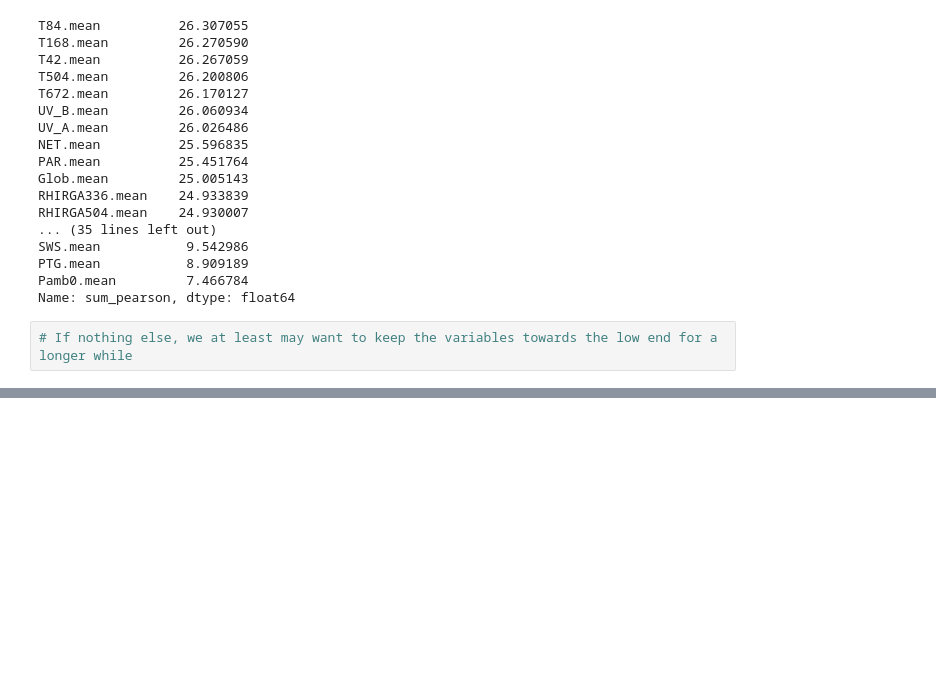
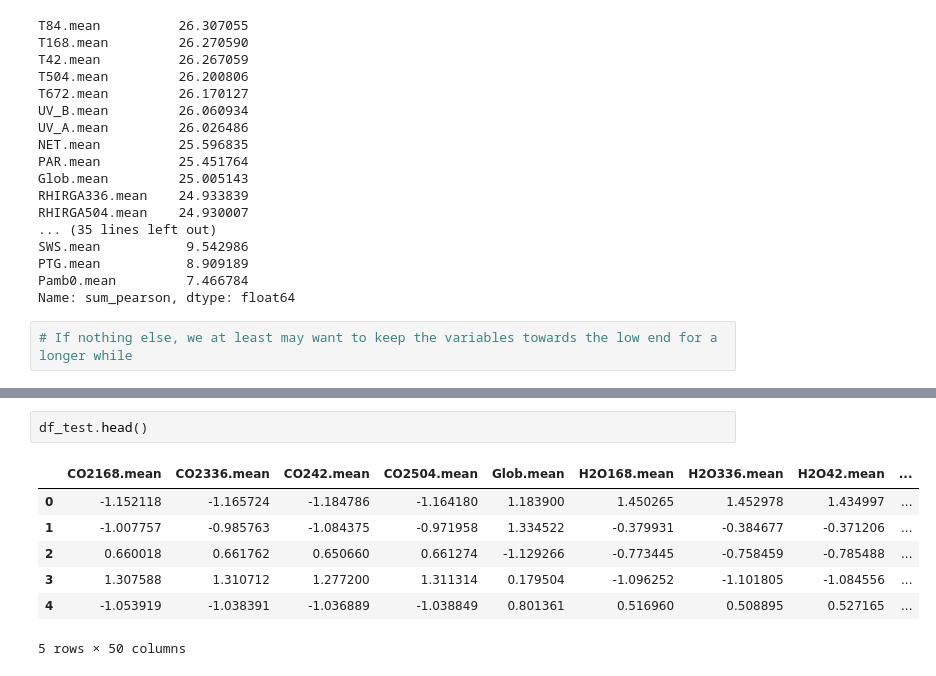
Before and after one commit to em-t/ATM4171-term-project, a Jupyter notebook: notebooks/dev.ipynb, the cells around one changed output, grey strips where cells are left out. Drawn from its saved outputs; the diff is of its cells as text; blank space fills up the shorter version.

```diff
--- a/notebooks/dev.ipynb
+++ b/notebooks/dev.ipynb
@@ -139,0 +167,10 @@ df_train_scaled.head()
+# %%
+df_test.head()
+# %% [output]
+|  | CO2168.mean | CO2336.mean | CO242.mean | CO2504.mean | Glob.mean | H2O168.mean | H2O336.mean | H2O42.mean | ... |
+| 0 | -1.152118 | -1.165724 | -1.184786 | -1.164180 | 1.183900 | 1.450265 | 1.452978 | 1.434997 | ... |
+| 1 | -1.007757 | -0.985763 | -1.084375 | -0.971958 | 1.334522 | -0.379931 | -0.384677 | -0.371206 | ... |
+| 2 | 0.660018 | 0.661762 | 0.650660 | 0.661274 | -1.129266 | -0.773445 | -0.758459 | -0.785488 | ... |
+| 3 | 1.307588 | 1.310712 | 1.277200 | 1.311314 | 0.179504 | -1.096252 | -1.101805 | -1.084556 | ... |
+| 4 | -1.053919 | -1.038391 | -1.036889 | -1.038849 | 0.801361 | 0.516960 | 0.508895 | 0.527165 | ... |
+5 rows × 50 columns
```
Also changed, not shown: parts of 9 cells of this notebook, 1 other file.
